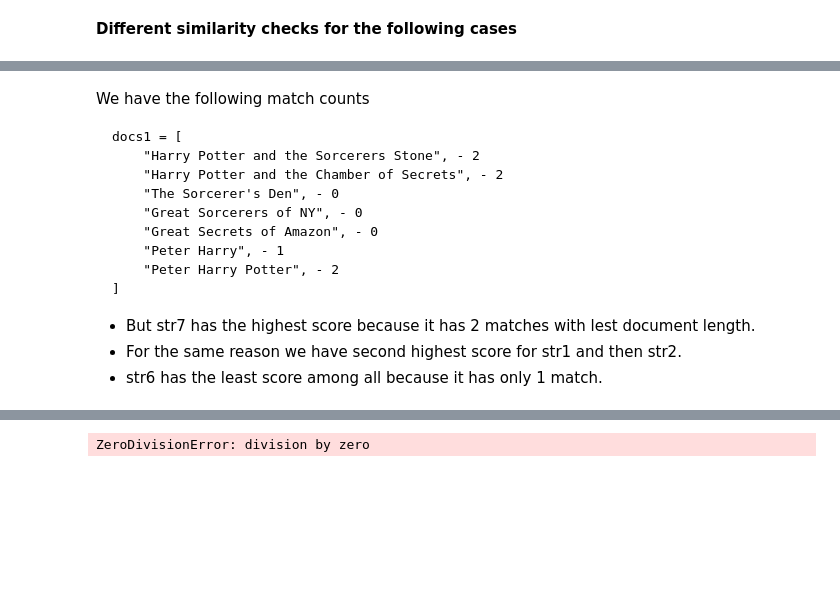
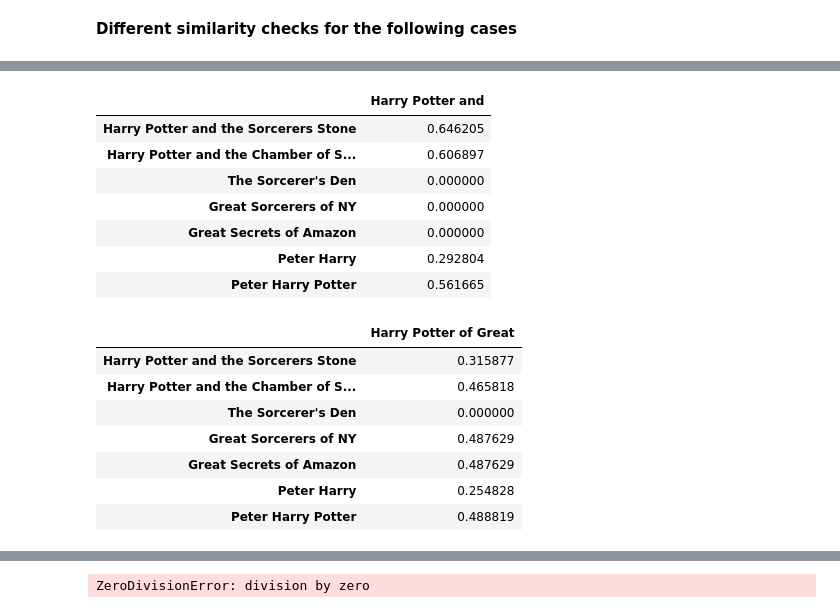
Before and after one commit to sg13041995/Goodreads_SearchEngine, a Jupyter notebook: Research_Study/ModuleStudy/TFIDF_CosineSimilarity/Sklearn_tfidf_cs.ipynb, the cells around one changed output, grey strips where cells are left out. Drawn from its saved outputs; the diff is of its cells as text; code cells hidden in the pictures; blank space fills up the shorter version.

````diff
--- a/Research_Study/ModuleStudy/TFIDF_CosineSimilarity/tfidf_CS_Sklearn.ipynb
+++ b/Research_Study/ModuleStudy/TFIDF_CosineSimilarity/Sklearn_tfidf_cs.ipynb
@@ -182,17 +116,24 @@ print("="*50)
-# %% [markdown]
-We have the following match counts
-
-```
-docs1 = [
-    "Harry Potter and the Sorcerers Stone", - 2
-    "Harry Potter and the Chamber of Secrets", - 2
-    "The Sorcerer's Den", - 0
-    "Great Sorcerers of NY", - 0
-    "Great Secrets of Amazon", - 0
-    "Peter Harry", - 1
-    "Peter Harry Potter", - 2
-]
-```
-- But str7 has the highest score because it has 2 matches with lest document length.
-- For the same reason we have second highest score for str1 and then str2.
-- str6 has the least score among all because it has only 1 match.
+# %%
+pd.DataFrame(data=cosine_similarity(tfidf1, tf1.transform(["Harry Potter and"])), index=docs1,
+             columns=["Harry Potter and"])
+# %% [output]
+|  | Harry Potter and |
+| Harry Potter and the Sorcerers Stone | 0.646205 |
+| Harry Potter and the Chamber of S... | 0.606897 |
+| The Sorcerer's Den | 0.000000 |
+| Great Sorcerers of NY | 0.000000 |
+| Great Secrets of Amazon | 0.000000 |
+| Peter Harry | 0.292804 |
+| Peter Harry Potter | 0.561665 |
+# %%
+pd.DataFrame(data=cosine_similarity(tfidf1, tf1.transform(["Harry Potter of Great"])), index=docs1,
+             columns=["Harry Potter of Great"])
+# %% [output]
+|  | Harry Potter of Great |
+| Harry Potter and the Sorcerers Stone | 0.315877 |
+| Harry Potter and the Chamber of S... | 0.465818 |
+| The Sorcerer's Den | 0.000000 |
+| Great Sorcerers of NY | 0.487629 |
+| Great Secrets of Amazon | 0.487629 |
+| Peter Harry | 0.254828 |
+| Peter Harry Potter | 0.488819 |
````
Also changed, not shown: parts of 39 cells of this notebook, 8 other files.
